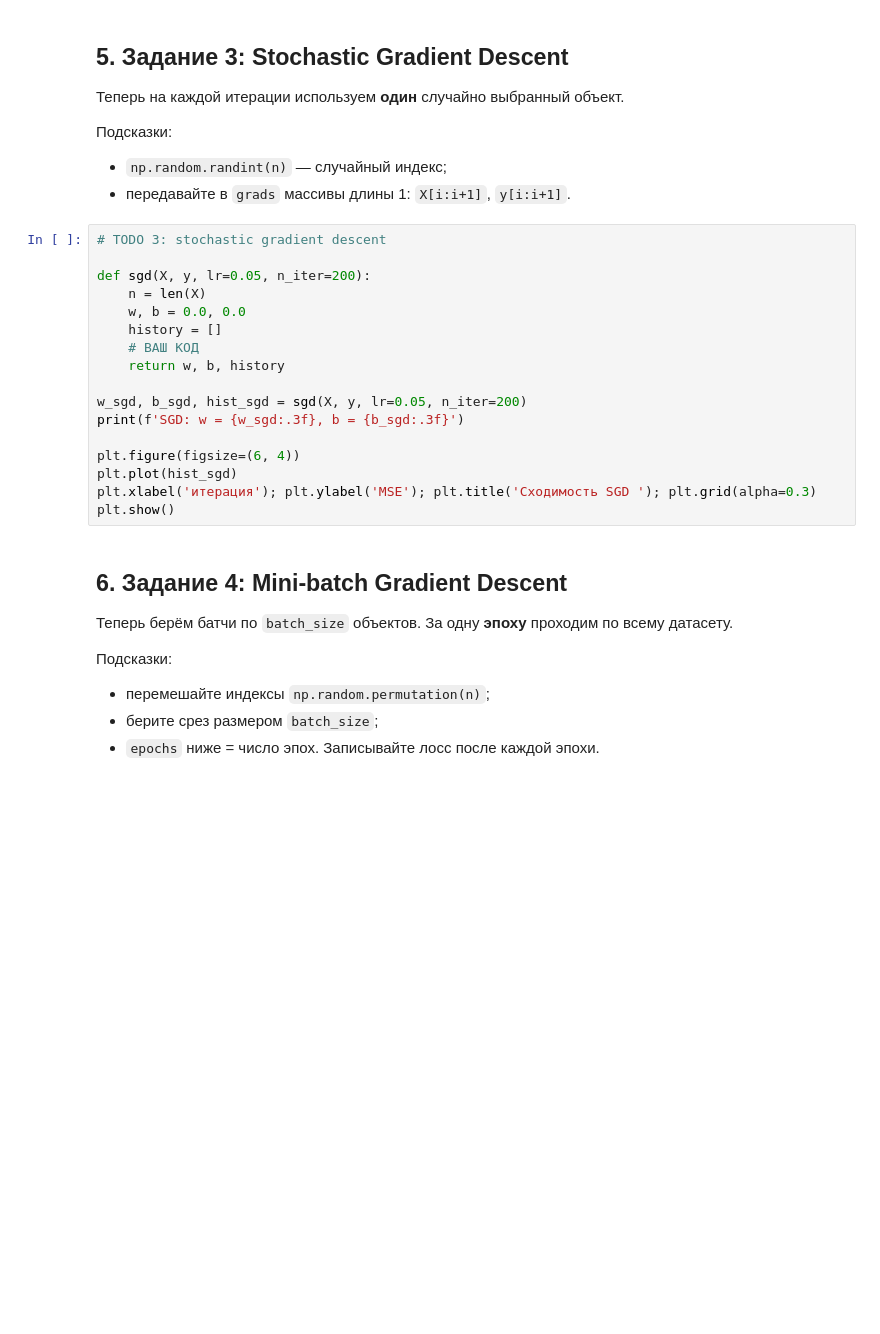
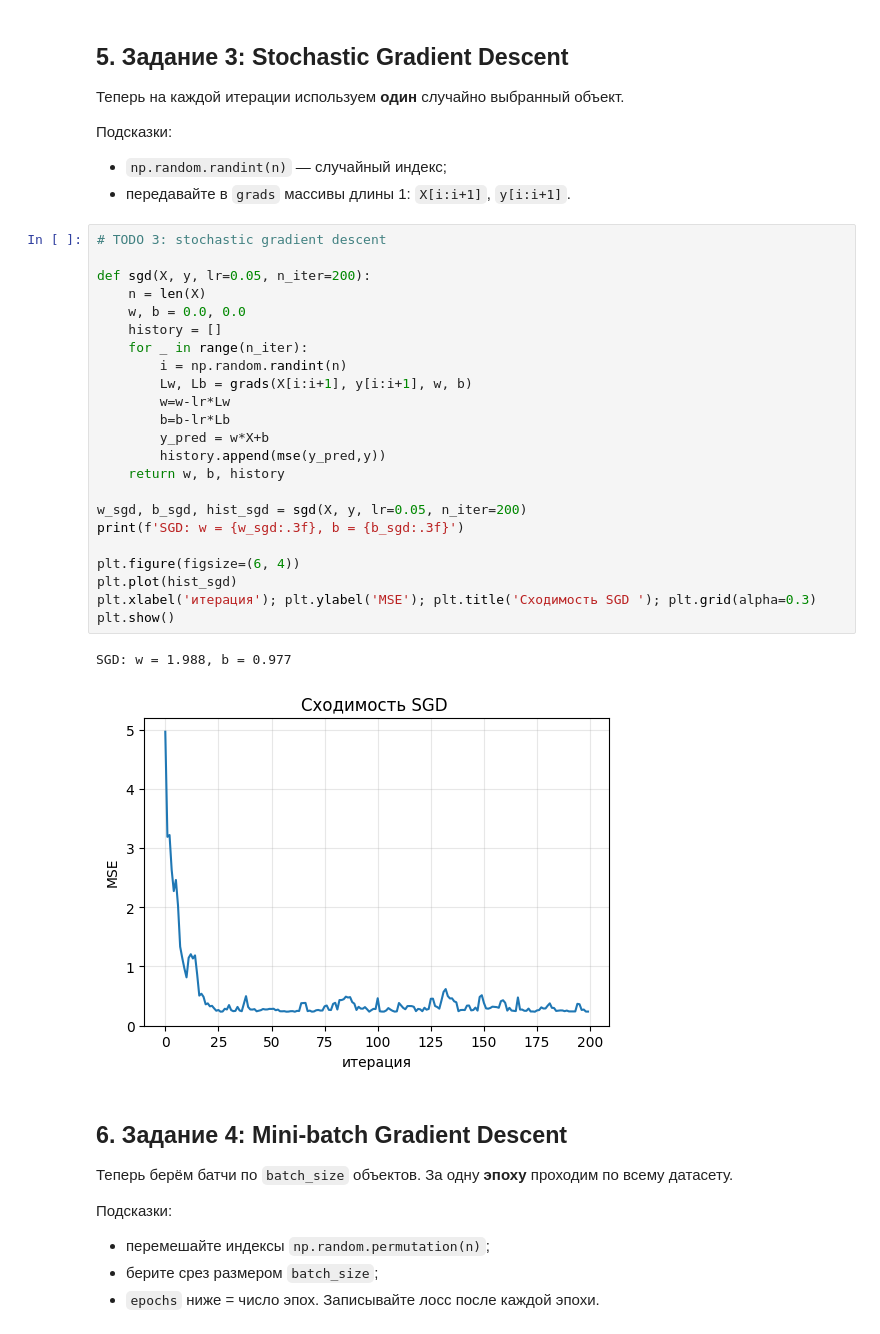
Before and after one commit to YulieRu/PINN2026-1, a Jupyter notebook: tasks/7_gradient_decent/gradient_descent_tutorial.ipynb, the cells around one changed output. Cells and saved outputs as stored; diff of their text form; blank space fills up the shorter version.

```diff
--- a/tasks/7_gradient_decent/gradient_descent_tutorial.ipynb
+++ b/tasks/7_gradient_decent/gradient_descent_tutorial.ipynb
@@ -121,20 +132,29 @@ plt.show()
 # %%
 # TODO 3: stochastic gradient descent
 
 def sgd(X, y, lr=0.05, n_iter=200):
     n = len(X)
     w, b = 0.0, 0.0
     history = []
-    # ВАШ КОД
+    for _ in range(n_iter):
+        i = np.random.randint(n)
+        Lw, Lb = grads(X[i:i+1], y[i:i+1], w, b)
+        w=w-lr*Lw
+        b=b-lr*Lb
+        y_pred = w*X+b
+        history.append(mse(y_pred,y))
     return w, b, history
 
 w_sgd, b_sgd, hist_sgd = sgd(X, y, lr=0.05, n_iter=200)
 print(f'SGD: w = {w_sgd:.3f}, b = {b_sgd:.3f}')
 
 plt.figure(figsize=(6, 4))
 plt.plot(hist_sgd)
 plt.xlabel('итерация'); plt.ylabel('MSE'); plt.title('Сходимость SGD '); plt.grid(alpha=0.3)
 plt.show()
+# %% [output]
+SGD: w = 1.988, b = 0.977
+[figure, added]
 # %% [markdown]
 ## 6. Задание 4: Mini-batch Gradient Descent
 
```
Also changed, not shown: parts of 7 cells of this notebook, 1 other file.
